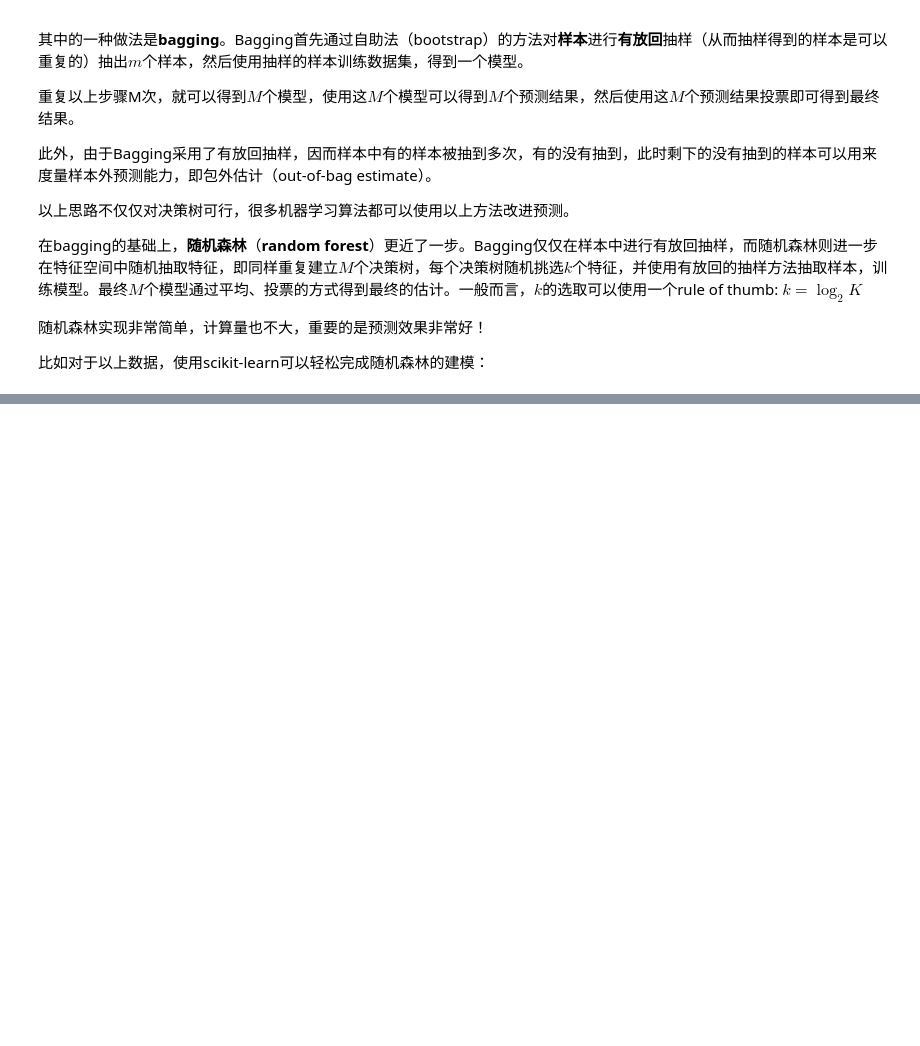
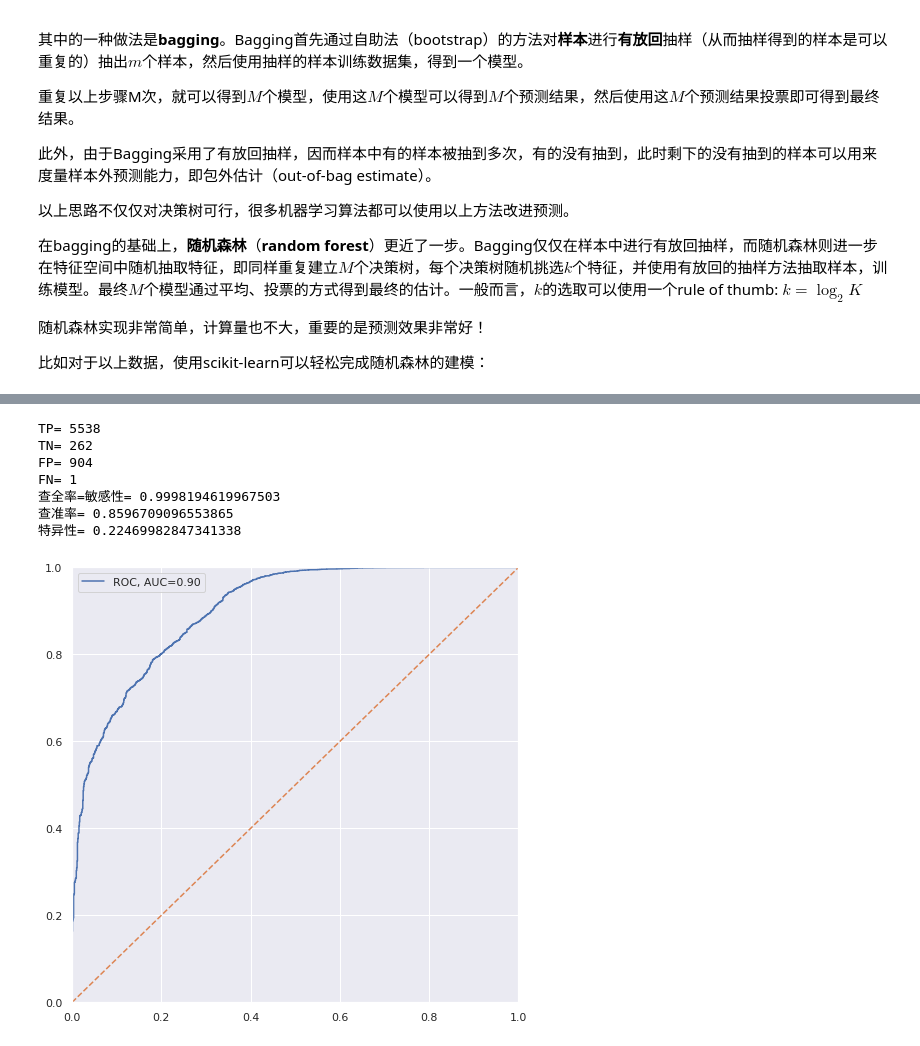
Before and after one commit to sijichun/PythonTutor, a Jupyter notebook: T30_tree_and_forest.ipynb, the cells around one changed output, grey strips where cells are left out. Saved outputs shown, nothing was run; the diff lists cells and outputs as text; code cells hidden in the pictures; blank space fills up the shorter version.

```diff
--- a/T30_tree_and_forest.ipynb
+++ b/T30_tree_and_forest.ipynb
@@ -229,0 +374,20 @@ FN= 0
+# %%
+X=X.stack()
+for i in range(9):
+    ## 区分训练集和测试集
+    kf = KFold(n_splits=10)
+    X=X.unstack()
+    CV_prob=np.array([])
+    for train, test in kf.split(X):
+        ## 使用训练集回归
+        X_train=X.iloc[train,:].stack()
+        X_test=X.iloc[test,:].stack()
+        # 先使用训练集训练模型
+        rfc=RandomForestClassifier(n_estimators=100, max_features=i+1,oob_score=True, max_depth=10).fit(X_train.drop("employment", axis=1),X_train['employment'])
+        # 接下来在验证集上进行预测，得到预测概率
+        pre_prob=rfc.predict_proba(X_test.drop('employment',axis=1))[:,1]
+        CV_prob=np.concatenate([CV_prob,pre_prob])
+    X=X.stack()
+    fpr, tpr, threshold = roc_curve(X['employment'], CV_prob)
+    roc_auc = auc(fpr, tpr)
+    print("max_features=%d, AUC=%.5f" % (i+1, roc_auc))
@@ -229,0 +404,46 @@ FN= 0
+# %%
+rfc=RandomForestClassifier(n_estimators=100, max_features=2,oob_score=True, max_depth=10)
+rfc.fit(X.drop("employment", axis=1),X['employment'])
+## 预测及概率
+prob=rfc.predict_proba(X.drop('employment',axis=1))[:,1]
+pred=rfc.predict(X.drop('employment',axis=1))
+## 计算指标
+TP=np.sum(X['employment'] & pred)
+TN=np.sum((~X['employment'] & (~pred)))
+FP=np.sum((~X['employment'] & (pred)))
+FN=np.sum((X['employment']) & (~pred))
+
+print("TP=",TP)
+print("TN=",TN)
+print("FP=",FP)
+print("FN=",FN)
+print("查全率=敏感性=",TP/(TP+FN))
+print("查准率=",TP/(TP+FP))
+print("特异性=",TN/(TN+FP))
+
+## 画图
+from sklearn.metrics import roc_curve, auc
+
+fpr, tpr, threshold = roc_curve(X['employment'], prob)
+roc_auc = auc(fpr, tpr)
+import matplotlib.pyplot as plt
+import seaborn as sb
+sb.set()
+%matplotlib inline
+plt.rcParams['figure.figsize'] = (8.0, 8.0)
+plt.plot(fpr,tpr,label='ROC, AUC=%.2f' % roc_auc)
+plt.legend(loc='upper left', frameon=True)
+plt.plot([0, 1], [0, 1], linestyle='--')
+plt.xlim([0,1])
+plt.ylim([0,1])
+plt.show()
+plt.show()
+# %% [output]
+TP= 5538
+TN= 262
+FP= 904
+FN= 1
+查全率=敏感性= 0.9998194619967503
+查准率= 0.8596709096553865
+特异性= 0.22469982847341338
+[figure, added]
```
Also changed, not shown: parts of 11 cells of this notebook.
